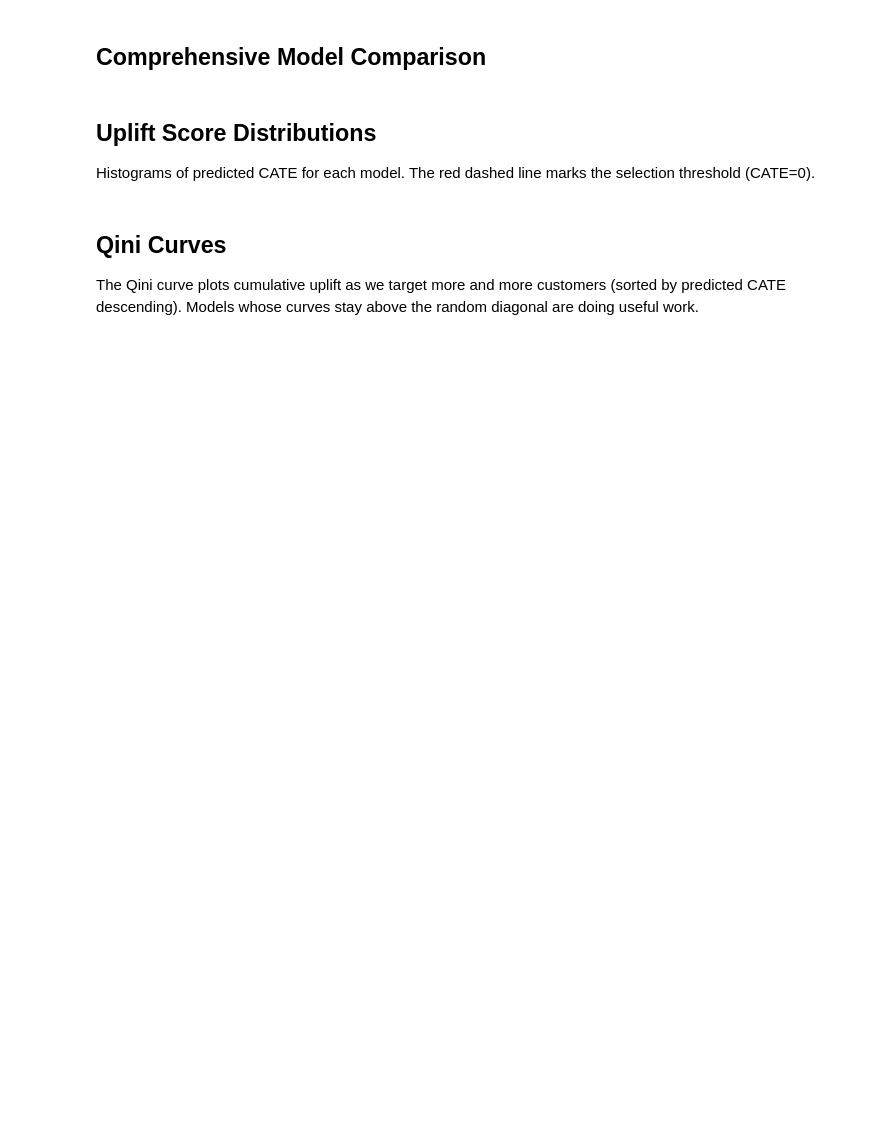
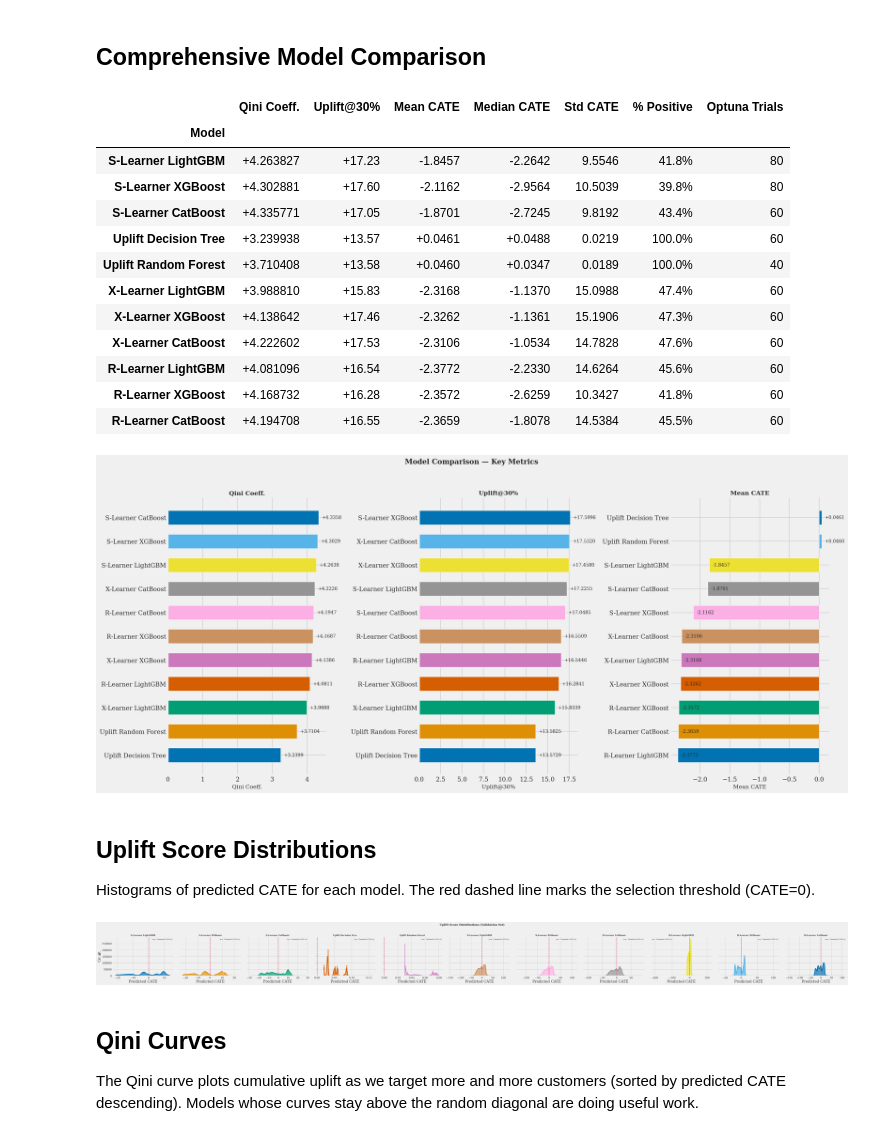
Before and after one commit to samalyarov/uplift_modeling_setup, a Jupyter notebook: notebooks/train_model.ipynb, the cells around one changed output. Saved outputs shown, nothing was run; the diff lists cells and outputs as text; code cells hidden in the pictures; blank space fills up the shorter version.

```diff
--- a/notebooks/train_model.ipynb
+++ b/notebooks/train_model.ipynb
@@ -745,68 +1377,91 @@ plt.show()
 # %%
 # ---- Summary table ---------------------------------------------------
 summary_rows = []
 for name, res in results.items():
     vd = res["val_data"]
     summary_rows.append({
         "Model": name,
         "Qini Coeff.": res["qini"],
         "Uplift@30%": res["uplift_30"],
         "Mean CATE": vd["uplift_score"].mean(),
         "Median CATE": vd["uplift_score"].median(),
         "Std CATE": vd["uplift_score"].std(),
         "% Positive": (vd["uplift_score"] > 0).mean() * 100,
         "Optuna Trials": len(res["study"].trials),
     })
 
 summary_df = pd.DataFrame(summary_rows).set_index("Model")
 display(summary_df.style.format({
     "Qini Coeff.": "{:+.6f}", "Uplift@30%": "{:+.2f}",
     "Mean CATE": "{:+.4f}", "Median CATE": "{:+.4f}",
     "Std CATE": "{:.4f}", "% Positive": "{:.1f}%",
     "Optuna Trials": "{:.0f}",
 }).background_gradient(subset=["Qini Coeff.", "Uplift@30%"], cmap="RdYlGn"))
 
 # ---- Bar charts ------------------------------------------------------
-colors = sns.color_palette("husl", n_colors=len(results))
-fig, axes = plt.subplots(1, 3, figsize=(20, 5))
+metrics_to_plot = ["Qini Coeff.", "Uplift@30%", "Mean CATE"]
+fig, axes = plt.subplots(1, len(metrics_to_plot), figsize=(7 * len(metrics_to_plot), 0.6 * len(summary_df) + 2.5))
 
-for ax, metric in zip(axes, ["Qini Coeff.", "Uplift@30%", "Mean CATE"]):
-    vals = summary_df[metric]
-    bars = ax.barh(vals.index, vals.values, color=colors)
-    ax.set_xlabel(metric)
-    ax.set_title(metric, fontweight="bold")
+for ax, metric in zip(axes, metrics_to_plot):
+    vals = summary_df[metric].sort_values()
+    colors_bar = [PALETTE[i % len(PALETTE)] for i in range(len(vals))]
+    bars = ax.barh(vals.index, vals.values, color=colors_bar, edgecolor="white",
+                   linewidth=0.6, height=0.6)
+    ax.set_xlabel(metric, fontsize=11)
+    ax.set_title(metric, fontweight="bold", fontsize=12)
     for bar, v in zip(bars, vals.values):
-        ax.text(bar.get_width() + abs(bar.get_width()) * 0.02,
-                bar.get_y() + bar.get_height() / 2,
-                f"{v:+.4f}", va="center", fontsize=9)
-    ax.axvline(0, color="grey", linewidth=0.8, linestyle="--")
+        offset = abs(ax.get_xlim()[1] - ax.get_xlim()[0]) * 0.02
+        ax.text(bar.get_width() + offset, bar.get_y() + bar.get_height() / 2,
+                f"{v:+.4f}", va="center", fontsize=9, fontweight="medium")
+    ax.axvline(0, color="0.4", linewidth=0.8, linestyle="--", zorder=0)
+    sns.despine(ax=ax)
 
-plt.suptitle("Model Comparison -- Key Metrics",
-             fontsize=14, fontweight="bold", y=1.02)
+plt.suptitle("Model Comparison \u2014 Key Metrics",
+             fontsize=14, fontweight="bold", y=1.03)
 plt.tight_layout()
 plt.show()
+# %% [output]
+|  | Qini Coeff. | Uplift@30% | Mean CATE | Median CATE | Std CATE | % Positive | Optuna Trials |
+| Model |  |  |  |  |  |  |  |
+| S-Learner LightGBM | +4.263827 | +17.23 | -1.8457 | -2.2642 | 9.5546 | 41.8% | 80 |
+| S-Learner XGBoost | +4.302881 | +17.60 | -2.1162 | -2.9564 | 10.5039 | 39.8% | 80 |
+| S-Learner CatBoost | +4.335771 | +17.05 | -1.8701 | -2.7245 | 9.8192 | 43.4% | 60 |
+| Uplift Decision Tree | +3.239938 | +13.57 | +0.0461 | +0.0488 | 0.0219 | 100.0% | 60 |
+| Uplift Random Forest | +3.710408 | +13.58 | +0.0460 | +0.0347 | 0.0189 | 100.0% | 40 |
+| X-Learner LightGBM | +3.988810 | +15.83 | -2.3168 | -1.1370 | 15.0988 | 47.4% | 60 |
+| X-Learner XGBoost | +4.138642 | +17.46 | -2.3262 | -1.1361 | 15.1906 | 47.3% | 60 |
+| X-Learner CatBoost | +4.222602 | +17.53 | -2.3106 | -1.0534 | 14.7828 | 47.6% | 60 |
+| R-Learner LightGBM | +4.081096 | +16.54 | -2.3772 | -2.2330 | 14.6264 | 45.6% | 60 |
+| R-Learner XGBoost | +4.168732 | +16.28 | -2.3572 | -2.6259 | 10.3427 | 41.8% | 60 |
+| R-Learner CatBoost | +4.194708 | +16.55 | -2.3659 | -1.8078 | 14.5384 | 45.5% | 60 |
+[figure, added]
 # %% [markdown]
 ## Uplift Score Distributions
 
 Histograms of predicted CATE for each model. The red dashed line marks the selection threshold (CATE=0).
 # %%
 n_models = len(results)
-colors = sns.color_palette("husl", n_colors=n_models)
-fig, axes = plt.subplots(1, n_models, figsize=(5 * n_models, 4), sharey=True)
+fig, axes = plt.subplots(1, n_models, figsize=(4.5 * n_models, 4), sharey=True)
 if n_models == 1:
     axes = [axes]
 
-for ax, (name, res), c in zip(axes, results.items(), colors):
+for idx, (ax, (name, res)) in enumerate(zip(axes, results.items())):
     scores = res["val_data"]["uplift_score"]
-    ax.hist(scores, bins=50, edgecolor="k", alpha=0.75, color=c)
-    ax.axvline(0, color="red", linestyle="--", linewidth=1.5)
+    sns.histplot(scores, bins=50, kde=True, color=PALETTE[idx % len(PALETTE)],
+                 edgecolor="white", linewidth=0.4, alpha=0.75, ax=ax)
+    ax.axvline(0, color="crimson", linestyle="--", linewidth=1.5, label="Threshold (CATE=0)")
     ax.set_title(name, fontsize=10, fontweight="bold")
-    ax.set_xlabel("CATE")
+    ax.set_xlabel("Predicted CATE")
+    ax.legend(fontsize=7, framealpha=0.9)
+    sns.despine(ax=ax)
 
 axes[0].set_ylabel("Count")
-plt.suptitle("Uplift Score Distributions", fontsize=14, fontweight="bold", y=1.02)
+plt.suptitle("Uplift Score Distributions (Validation Set)",
+             fontsize=13, fontweight="bold", y=1.03)
 plt.tight_layout()
 plt.show()
+# %% [output]
+[figure, added]
 # %% [markdown]
 ## Qini Curves
 
```
Also changed, not shown: parts of 39 cells of this notebook, 13 other files.
